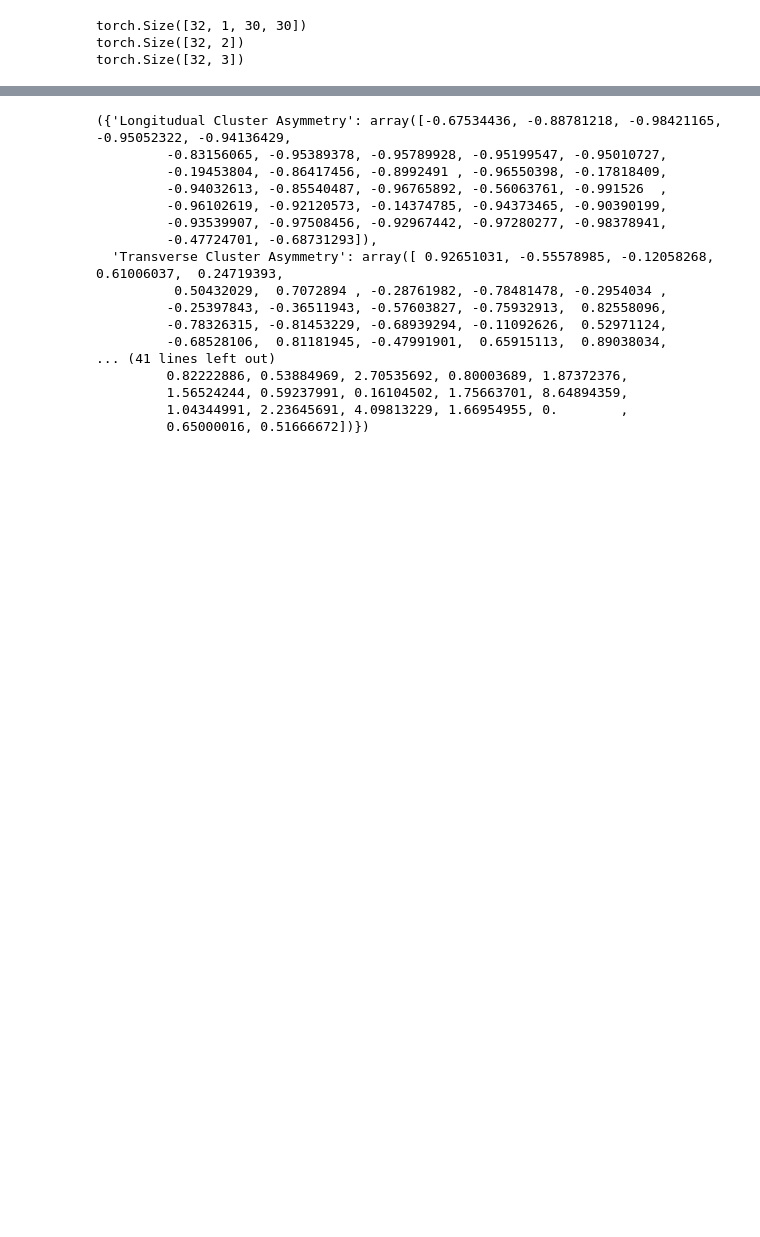
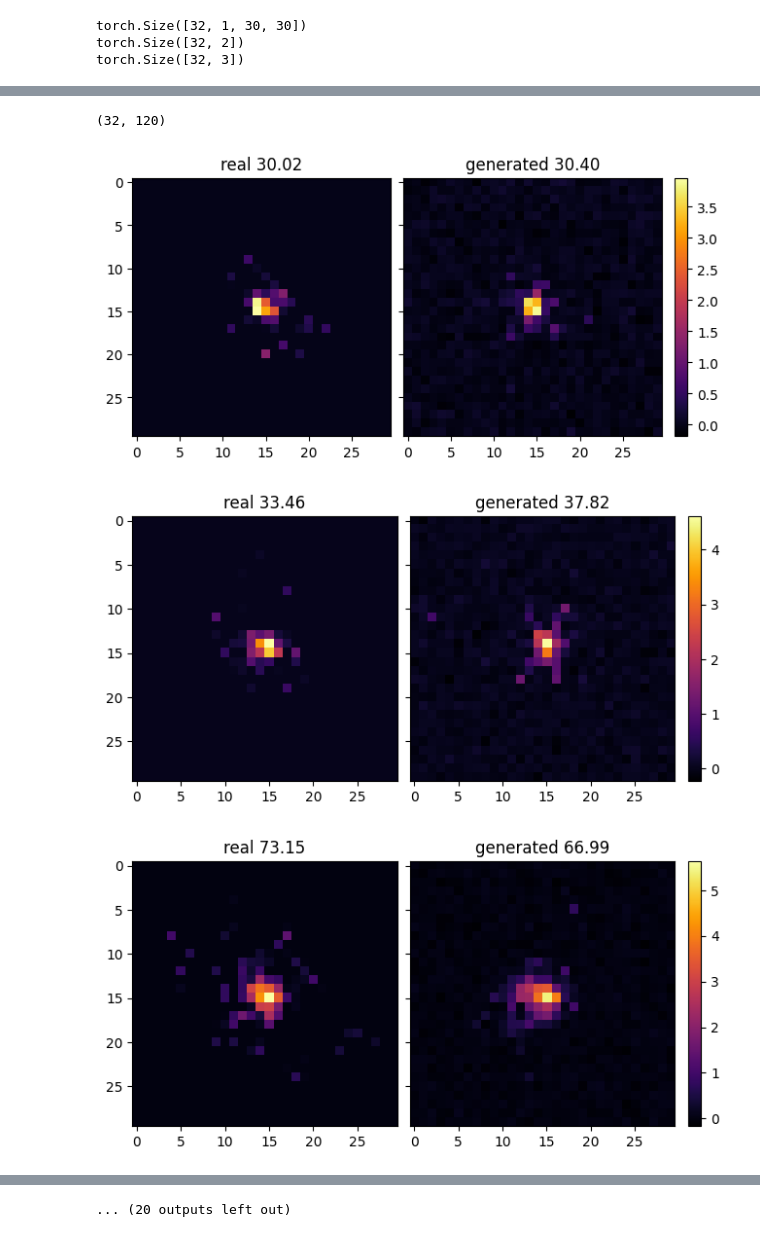
Before and after one commit to sashaatlasov/DiffusionDipolma, a Jupyter notebook: test.ipynb, the cells around one changed output, grey strips where cells are left out. Saved outputs shown, nothing was run; the diff lists cells and outputs as text; code cells hidden in the pictures; blank space fills up the shorter version.

```diff
--- a/test.ipynb
+++ b/test.ipynb
@@ -56,6 +97,17 @@ def compare(idx=0, truncate=None):
     axs[1].set(title=f'generated {sum2:.2f}')
     fig.colorbar(im2, fraction=0.05)
     plt.show()
+# %%
+from metrics.calogan_metrics import get_physical_stats
+
+embeds = get_physical_stats(samples.detach().numpy(), momentum.detach().numpy(), point.detach().numpy())
+embeds.shape
+# %% [output]
+(32, 120)
 # %%
-# for i in range(32):
-#     compare(i)
+for i in range(32):
+    compare(i)
+# %% [output]
+[figure, added]
+[figure, added]
+[figure, added]
@@ -62,22 +123 @@ def compare(idx=0, truncate=None):
+... (20 outputs left out)
-# %%
-from evaluate import calc_stats
-
-calc_stats(dm, val_loader, 3)
-# %% [output]
-({'Longitudual Cluster Asymmetry': array([-0.67534436, -0.88781218, -0.98421165, -0.95052322, -0.94136429,
-         -0.83156065, -0.95389378, -0.95789928, -0.95199547, -0.95010727,
-         -0.19453804, -0.86417456, -0.8992491 , -0.96550398, -0.17818409,
-         -0.94032613, -0.85540487, -0.96765892, -0.56063761, -0.991526  ,
-         -0.96102619, -0.92120573, -0.14374785, -0.94373465, -0.90390199,
-         -0.93539907, -0.97508456, -0.92967442, -0.97280277, -0.98378941,
-         -0.47724701, -0.68731293]),
-  'Transverse Cluster Asymmetry': array([ 0.92651031, -0.55578985, -0.12058268,  0.61006037,  0.24719393,
-          0.50432029,  0.7072894 , -0.28761982, -0.78481478, -0.2954034 ,
-         -0.25397843, -0.36511943, -0.57603827, -0.75932913,  0.82558096,
-         -0.78326315, -0.81453229, -0.68939294, -0.11092626,  0.52971124,
-         -0.68528106,  0.81181945, -0.47991901,  0.65915113,  0.89038034,
-... (41 lines left out)
-         0.82222886, 0.53884969, 2.70535692, 0.80003689, 1.87372376,
-         1.56524244, 0.59237991, 0.16104502, 1.75663701, 8.64894359,
-         1.04344991, 2.23645691, 4.09813229, 1.66954955, 0.        ,
-         0.65000016, 0.51666672])})
```
Also changed, not shown: parts of 4 cells of this notebook, 4 other files.
